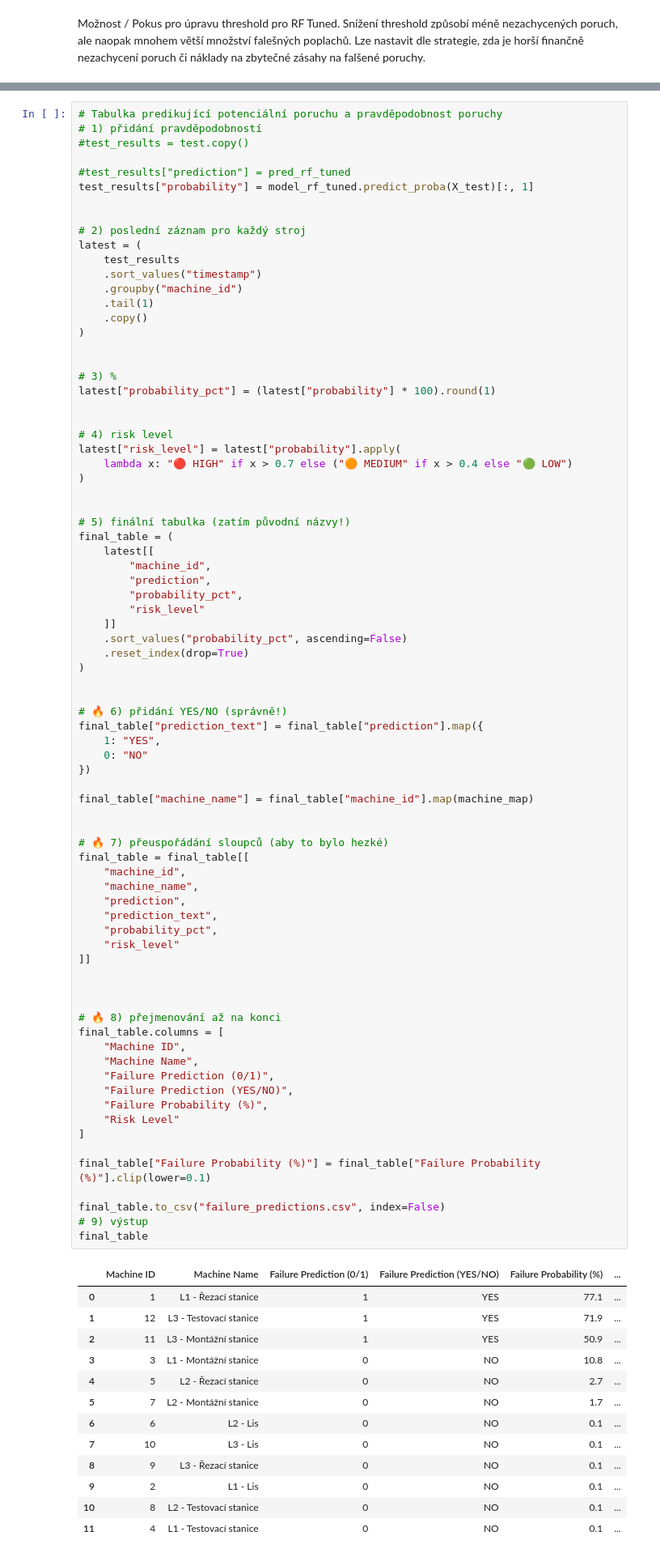
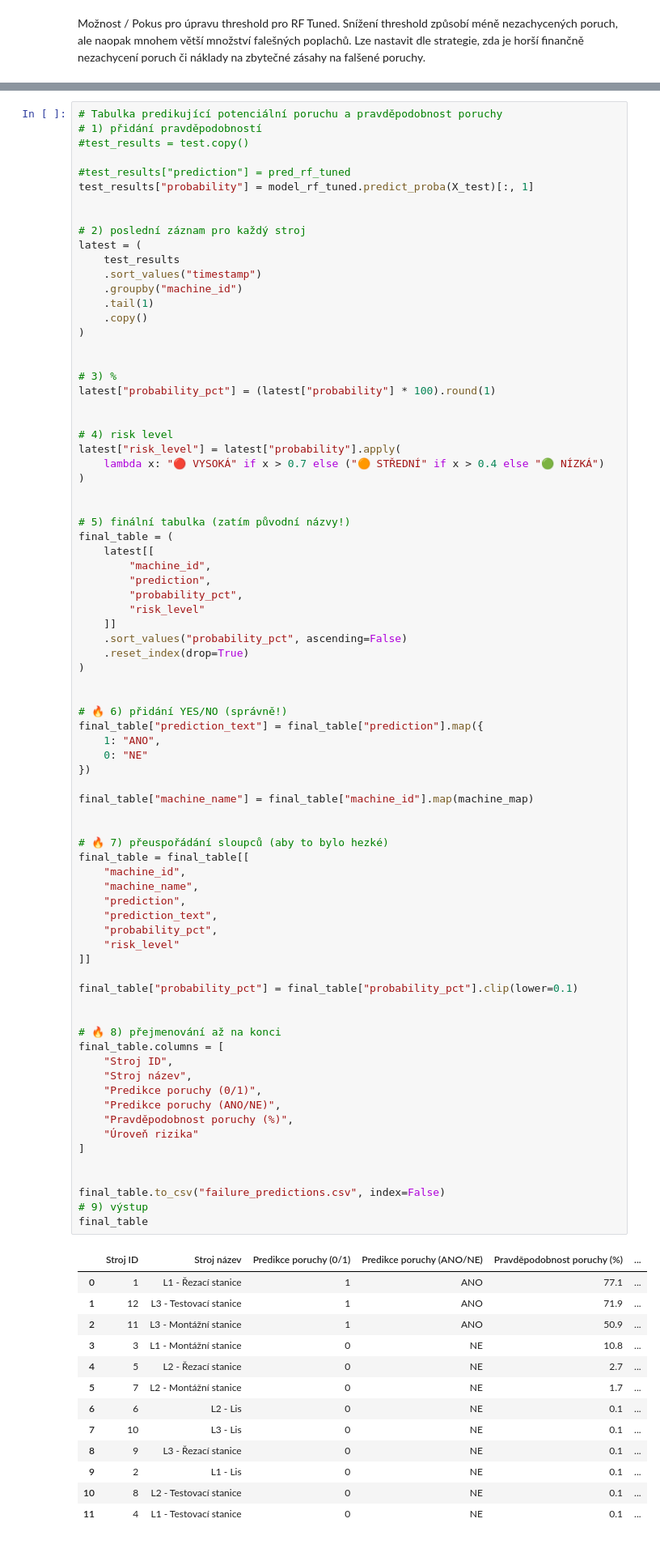
Before and after one commit to jiravo/diplomova-prace, a Jupyter notebook: predictive/failure_72h.ipynb, the cells around one changed output, grey strips where cells are left out. Shown at 81% size. Saved outputs shown, nothing was run; the diff lists cells and outputs as text.

Commit message:
Finishing all predictions

```diff
--- a/predictive/failure_72h.ipynb
+++ b/predictive/failure_72h.ipynb
@@ -444,7 +444,7 @@ latest["probability_pct"] = (latest["probability"] * 100).round(1)
 
 # 4) risk level
 latest["risk_level"] = latest["probability"].apply(
-    lambda x: "🔴 HIGH" if x > 0.7 else ("🟠 MEDIUM" if x > 0.4 else "🟢 LOW")
+    lambda x: "🔴 VYSOKÁ" if x > 0.7 else ("🟠 STŘEDNÍ" if x > 0.4 else "🟢 NÍZKÁ")
 )
 
 
@@ -462,55 +462,55 @@ final_table = (
 
 
 # 🔥 6) přidání YES/NO (správně!)
 final_table["prediction_text"] = final_table["prediction"].map({
-    1: "YES",
-    0: "NO"
+    1: "ANO",
+    0: "NE"
 })
 
 final_table["machine_name"] = final_table["machine_id"].map(machine_map)
 
 
 # 🔥 7) přeuspořádání sloupců (aby to bylo hezké)
 final_table = final_table[[
     "machine_id",
     "machine_name",
     "prediction",
     "prediction_text",
     "probability_pct",
     "risk_level"
 ]]
 
+final_table["probability_pct"] = final_table["probability_pct"].clip(lower=0.1)
 
 
 # 🔥 8) přejmenování až na konci
 final_table.columns = [
-    "Machine ID",
-    "Machine Name",
-    "Failure Prediction (0/1)",
-    "Failure Prediction (YES/NO)",
-    "Failure Probability (%)",
-    "Risk Level"
+    "Stroj ID",
+    "Stroj název",
+    "Predikce poruchy (0/1)",
+    "Predikce poruchy (ANO/NE)",
+    "Pravděpodobnost poruchy (%)",
+    "Úroveň rizika"
 ]
 
-final_table["Failure Probability (%)"] = final_table["Failure Probability (%)"].clip(lower=0.1)
 
 final_table.to_csv("failure_predictions.csv", index=False)
 # 9) výstup
 final_table
 # %% [output]
-|  | Machine ID | Machine Name | Failure Prediction (0/1) | Failure Prediction (YES/NO) | Failure Probability (%) | ... |
-| 0 | 1 | L1 - Řezací stanice | 1 | YES | 77.1 | ... |
-| 1 | 12 | L3 - Testovací stanice | 1 | YES | 71.9 | ... |
-| 2 | 11 | L3 - Montážní stanice | 1 | YES | 50.9 | ... |
-| 3 | 3 | L1 - Montážní stanice | 0 | NO | 10.8 | ... |
-| 4 | 5 | L2 - Řezací stanice | 0 | NO | 2.7 | ... |
-| 5 | 7 | L2 - Montážní stanice | 0 | NO | 1.7 | ... |
-| 6 | 6 | L2 - Lis | 0 | NO | 0.1 | ... |
-| 7 | 10 | L3 - Lis | 0 | NO | 0.1 | ... |
-| 8 | 9 | L3 - Řezací stanice | 0 | NO | 0.1 | ... |
-| 9 | 2 | L1 - Lis | 0 | NO | 0.1 | ... |
-| 10 | 8 | L2 - Testovací stanice | 0 | NO | 0.1 | ... |
-| 11 | 4 | L1 - Testovací stanice | 0 | NO | 0.1 | ... |
+|  | Stroj ID | Stroj název | Predikce poruchy (0/1) | Predikce poruchy (ANO/NE) | Pravděpodobnost poruchy (%) | ... |
+| 0 | 1 | L1 - Řezací stanice | 1 | ANO | 77.1 | ... |
+| 1 | 12 | L3 - Testovací stanice | 1 | ANO | 71.9 | ... |
+| 2 | 11 | L3 - Montážní stanice | 1 | ANO | 50.9 | ... |
+| 3 | 3 | L1 - Montážní stanice | 0 | NE | 10.8 | ... |
+| 4 | 5 | L2 - Řezací stanice | 0 | NE | 2.7 | ... |
+| 5 | 7 | L2 - Montážní stanice | 0 | NE | 1.7 | ... |
+| 6 | 6 | L2 - Lis | 0 | NE | 0.1 | ... |
+| 7 | 10 | L3 - Lis | 0 | NE | 0.1 | ... |
+| 8 | 9 | L3 - Řezací stanice | 0 | NE | 0.1 | ... |
+| 9 | 2 | L1 - Lis | 0 | NE | 0.1 | ... |
+| 10 | 8 | L2 - Testovací stanice | 0 | NE | 0.1 | ... |
+| 11 | 4 | L1 - Testovací stanice | 0 | NE | 0.1 | ... |
 # %% [markdown]
 ## XGBoost model TEST - vyšel s horšími výsledky než Random Forest
 
```
Also changed, not shown: parts of 1 cell of this notebook, 7 other files.
